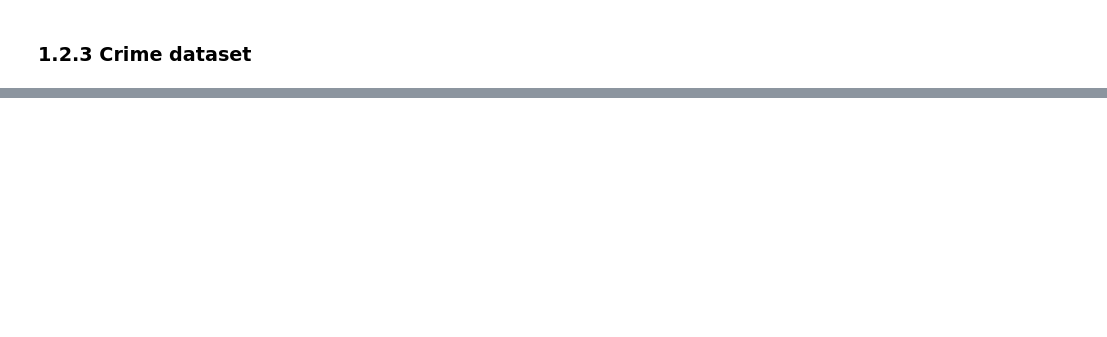
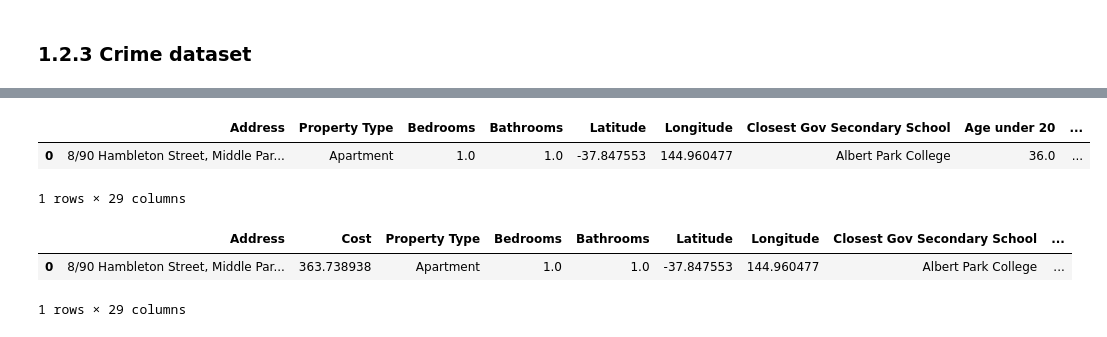
Before and after one commit to MAST30034-AppliedDataScience/project-2-group-real-estate-industry-project-1, a Jupyter notebook: notebooks/summary _notebook.ipynb, the cells around one changed output, grey strips where cells are left out. Saved outputs shown, nothing was run; the diff lists cells and outputs as text; code cells hidden in the pictures; blank space fills up the shorter version.

```diff
--- a/notebooks/summary _notebook.ipynb
+++ b/notebooks/summary _notebook.ipynb
@@ -163,0 +344,18 @@ Source of Data
+# %%
+import pandas as pd
+
+file_path_1 = '../data/curated/prediction_25_to_27.csv'
+
+
+pd.read_csv(file_path_1).head(1)
+# %% [output]
+|  | Address | Property Type | Bedrooms | Bathrooms | Latitude | Longitude | Closest Gov Secondary School | Age under 20 | ... |
+| 0 | 8/90 Hambleton Street, Middle Par... | Apartment | 1.0 | 1.0 | -37.847553 | 144.960477 | Albert Park College | 36.0 | ... |
+1 rows × 29 columns
+# %%
+file_path_2 = '../data/curated/final_with_predictions_15_to_27.csv'
+pd.read_csv(file_path_2).head(1)
+# %% [output]
+|  | Address | Cost | Property Type | Bedrooms | Bathrooms | Latitude | Longitude | Closest Gov Secondary School | ... |
+| 0 | 8/90 Hambleton Street, Middle Par... | 363.738938 | Apartment | 1.0 | 1.0 | -37.847553 | 144.960477 | Albert Park College | ... |
+1 rows × 29 columns
```
Also changed, not shown: parts of 67 cells of this notebook, 1 other file.
